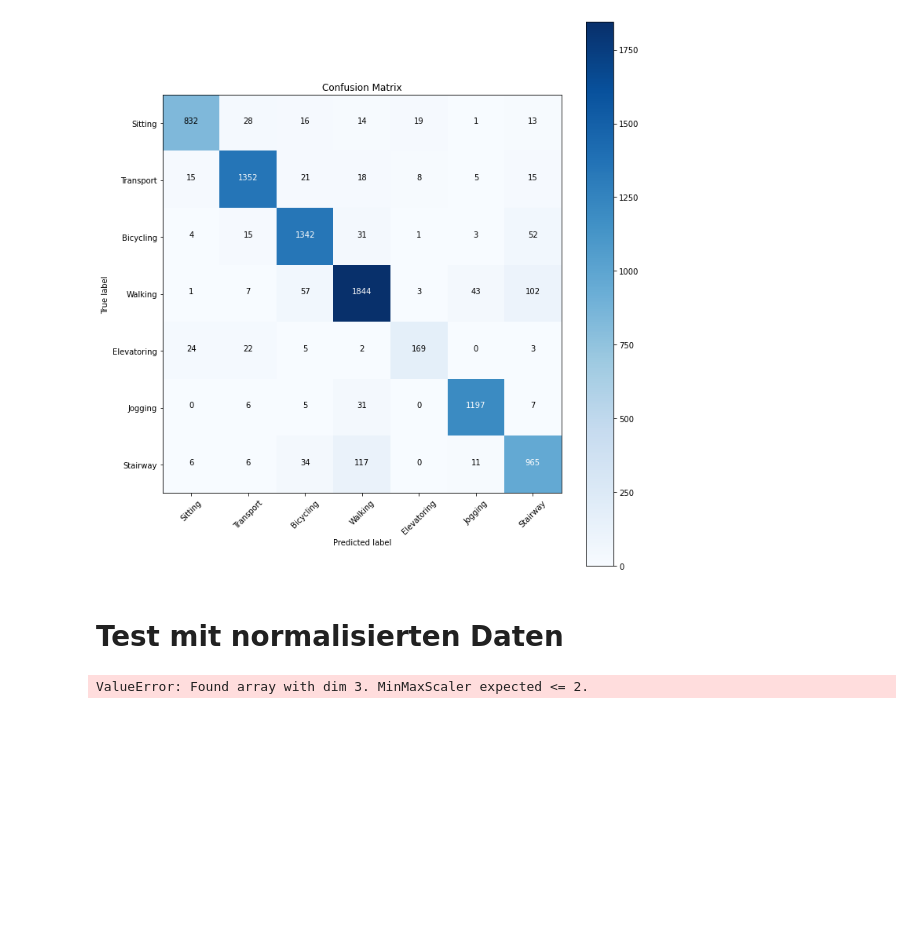
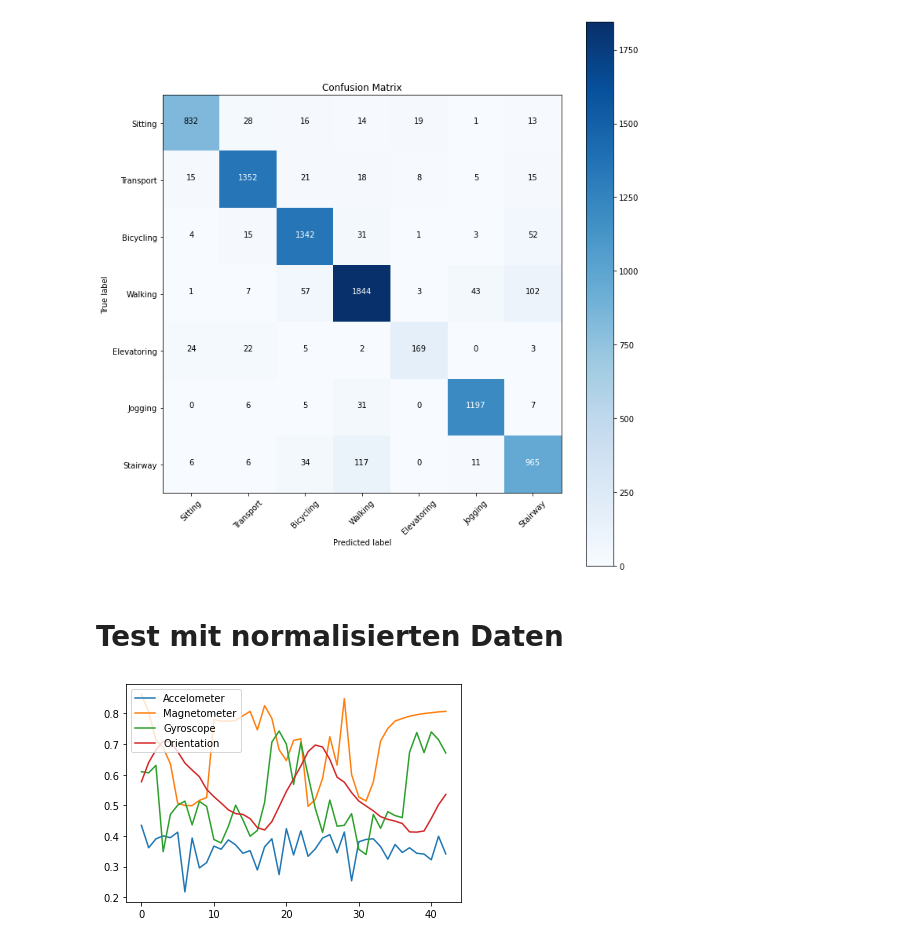
Before and after one commit to phyti1/ds_activity_tracker, a Jupyter notebook: Group_RS_FM/classic_model.ipynb, the cells around one changed output. Saved outputs shown, nothing was run; the diff lists cells and outputs as text; code cells hidden in the pictures; blank space fills up the shorter version.

```diff
--- a/Group_RS_FM/classic_model.ipynb
+++ b/Group_RS_FM/classic_model.ipynb
@@ -399,29 +412,29 @@ plt.show()
 # %%
 # normalize data
 from sklearn.preprocessing import MinMaxScaler
 
 # normalize X_test and X_train per column
-scaler = MinMaxScaler()
+scaler = MinMaxScaler((0, 1))
 
+# fit scaler on each column of combinedOnSensors
 combinedOnSensors = combineAxisOnSensors(X_train)
+for i in range(4):
+    scaler.fit(combinedOnSensors[:, :, i])
+    combinedOnSensors[:, :, i] = scaler.transform(combinedOnSensors[:, :, i])
+
+# fit scaler on each column of combinedOnSensorsTest
+combinedOnSensorsTest = combineAxisOnSensors(X_test)
+for i in range(4):
+    scaler.fit(combinedOnSensorsTest[:, :, i])
+    combinedOnSensorsTest[:, :, i] = scaler.transform(combinedOnSensorsTest[:, :, i])
 
 
-# fit scaler on each column of combinedOnSensors
-for i in range(4):
-    scaler.fit(X_train[:, :, i])
-    combinedOnSensors[:, :, i] = scaler.transform(combinedOnSensors[:, :, i])
-
-X_train = scaler.fit_transform(X_train)
-X_test = scaler.transform(X_test)
-
 # combine on Sensors
-
-
 plt.plot(combinedOnSensors[0, :, 0], label = "Accelometer")
 plt.plot(combinedOnSensors[0, :, 1], label = "Magnetometer")
 plt.plot(combinedOnSensors[0, :, 2], label = "Gyroscope")
 plt.plot(combinedOnSensors[0, :, 3], label = "Orientation")
 plt.legend()
 plt.show()
 # %% [output]
-ValueError: Found array with dim 3. MinMaxScaler expected <= 2.
+[figure, added]
```
Also changed, not shown: parts of 15 cells of this notebook, 3 other files.
